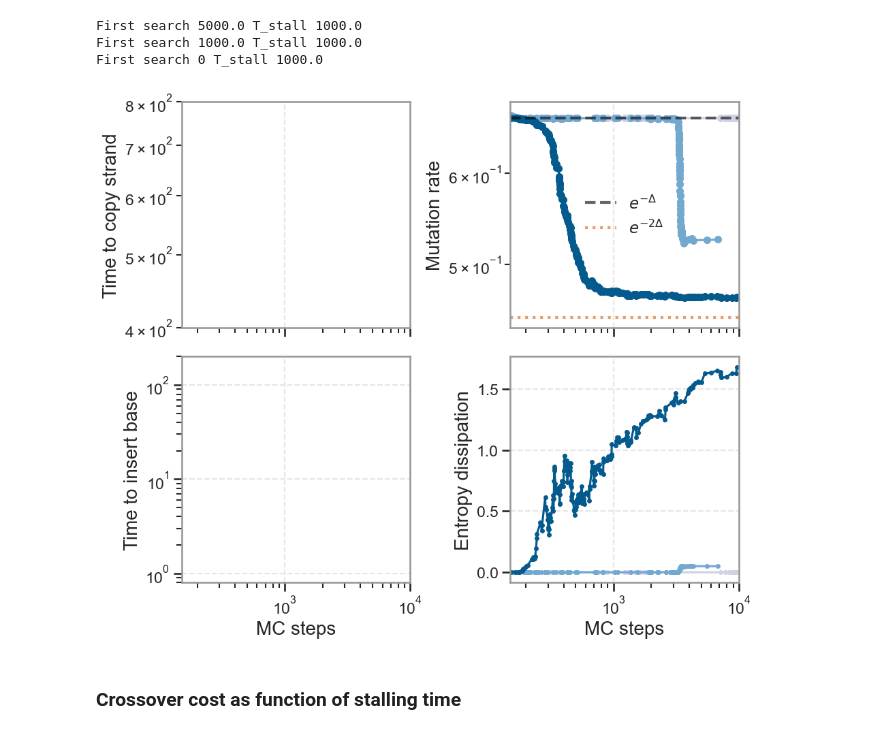
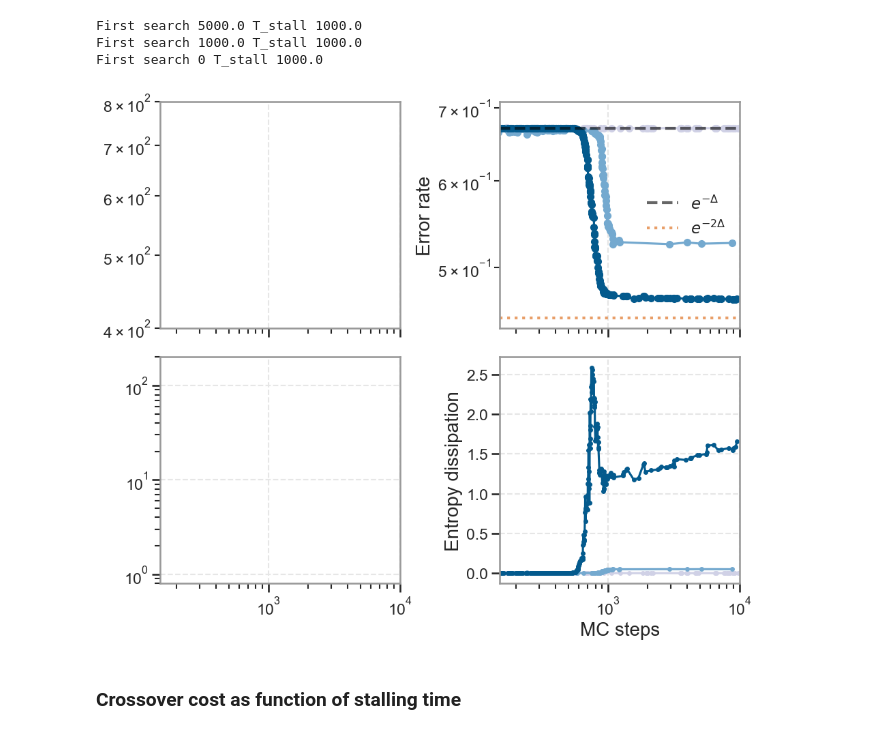
Before and after one commit to riccardoravasio/evolution-of-error-correction, a Jupyter notebook: kinetic_proofreading/20241112 Dissipation cost.ipynb, the cells around one changed output. Cells and saved outputs as stored; diff of their text form; code cells hidden in the pictures.

Commit message:
Renamed axes to error rate.

```diff
--- a/kinetic_proofreading/20241112 Dissipation cost.ipynb
+++ b/kinetic_proofreading/20241112 Dissipation cost.ipynb
@@ -112,7 +112,7 @@ for idx in range(1):
 
     # Medium cost to entropy production
     idx_q = 1
-    idx_sample = 3 # Change the idx_sample to find a sensible trajectory, this value of cost
+    idx_sample = 1 # Change the idx_sample to find a sensible trajectory, this value of cost
                    # is right at the crossover between allowing or not for error correction
     axs[1,1].plot(np.asarray(track_t[idx_q][idx_sample])+1, track_S[idx_q][idx_sample], '-o', \
                   color=pal.colorbrewer.sequential.PuBu_6.mpl_colors[3], markersize=4)
@@ -130,43 +130,43 @@ for idx in range(1):
                   color=pal.colorbrewer.sequential.PuBu_6.mpl_colors[5], markersize=7)
 
 
-axs[0,0].set_ylabel('Time to copy strand')
+axs[0,0].set_ylabel('')
 axs[0,0].set_yscale('log')
 axs[0,0].set_xscale('log')
 
 #axs[0,0].set_ylim([2e3,1e4])
 axs[0,0].set_xlim([1.5e2,1e4])
 axs[0,0].set_ylim([4e2,8e2])
 
 
-axs[0,1].set_ylabel(r'Mutation rate')
+axs[0,1].set_ylabel(r'Error rate')
 axs[0,1].set_yscale('log')
 axs[0,1].set_xscale('log')
 xlim = axs[0,0].get_xlim()
 axs[0,1].plot(xlim, [np.exp(-delta), np.exp(-delta)], '--', color = 'black', linewidth=3, alpha=0.6, label=r'$e^{-\Delta}$')
 axs[0,1].plot(xlim, [np.exp(-(N-int(N/2))*delta), np.exp(-(N-int(N/2))*delta)], ':', color=(0.85, 0.37, 0.01), linewidth=3, \
               alpha=0.6, label=r'$e^{-%d\Delta}$'%((N-int(N/2))))
 # axs[0,1].set_xlim([1e1,1e3])
 axs[0,1].legend(frameon=False)
 
 axs[1,1].set_ylabel("Entropy dissipation")
 axs[1,1].set_xlabel('MC steps')
 axs[1,1].set_xscale('log')
 #axs[1,1].set_yscale('log')
 
 
-axs[1,0].set_ylabel('Time to insert base')
-axs[1,0].set_xlabel('MC steps')
+axs[1,0].set_ylabel('')
+axs[1,0].set_xlabel('')
 axs[1,0].set_yscale('log')
 axs[1,0].set_xscale('log')
 axs[1,0].set_ylim([0.8e0,2e2])
 
 
 fig.tight_layout()
-plt.savefig('dissipation_curves_N%d_tstall%d_T_%d.pdf' % (N, t_stall, T) )
+#plt.savefig('dissipation_curves_N%d_tstall%d_T_%d.pdf' % (N, t_stall, T) )
 plt.show()
 # %% [output]
-[figure, old version]
+[figure, new version]
 # %% [markdown]
 ### Crossover cost as function of stalling time
 # %% [markdown]
```
Also changed, not shown: parts of 3 cells of this notebook.
